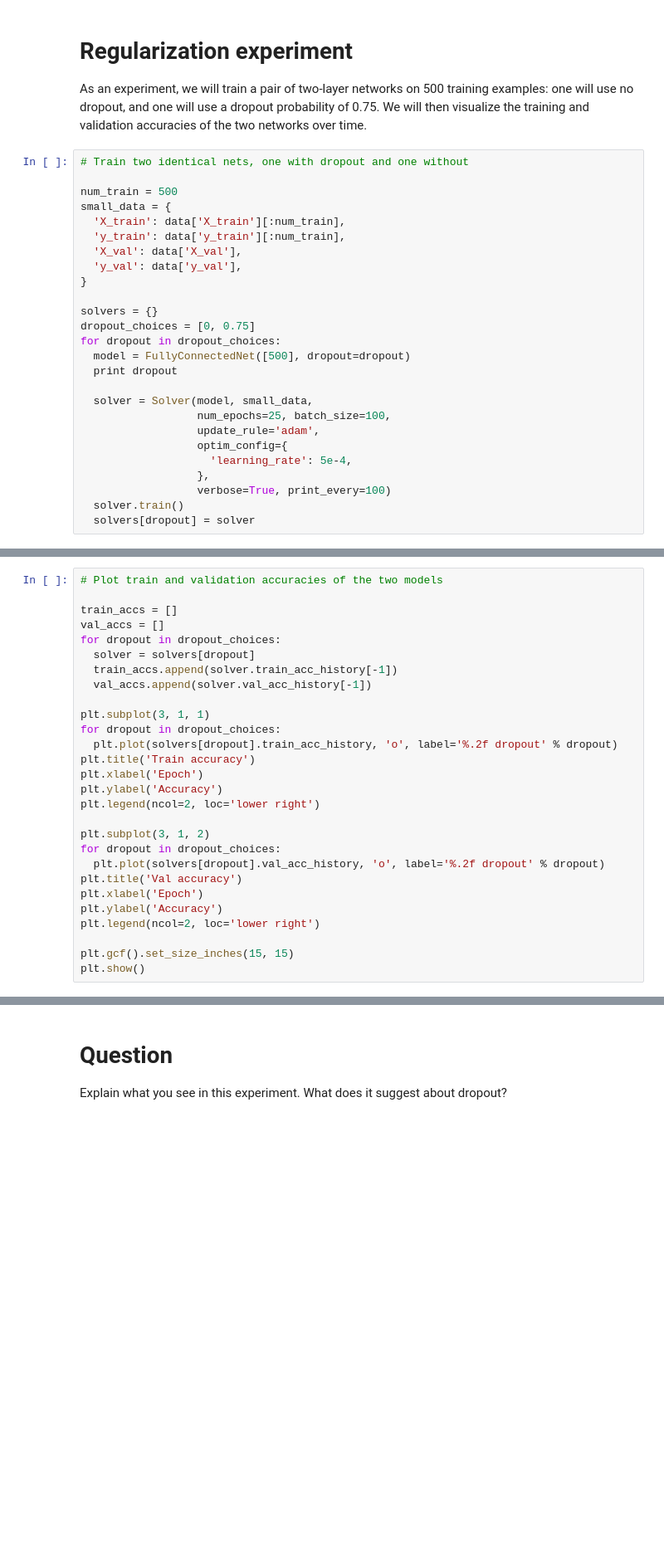
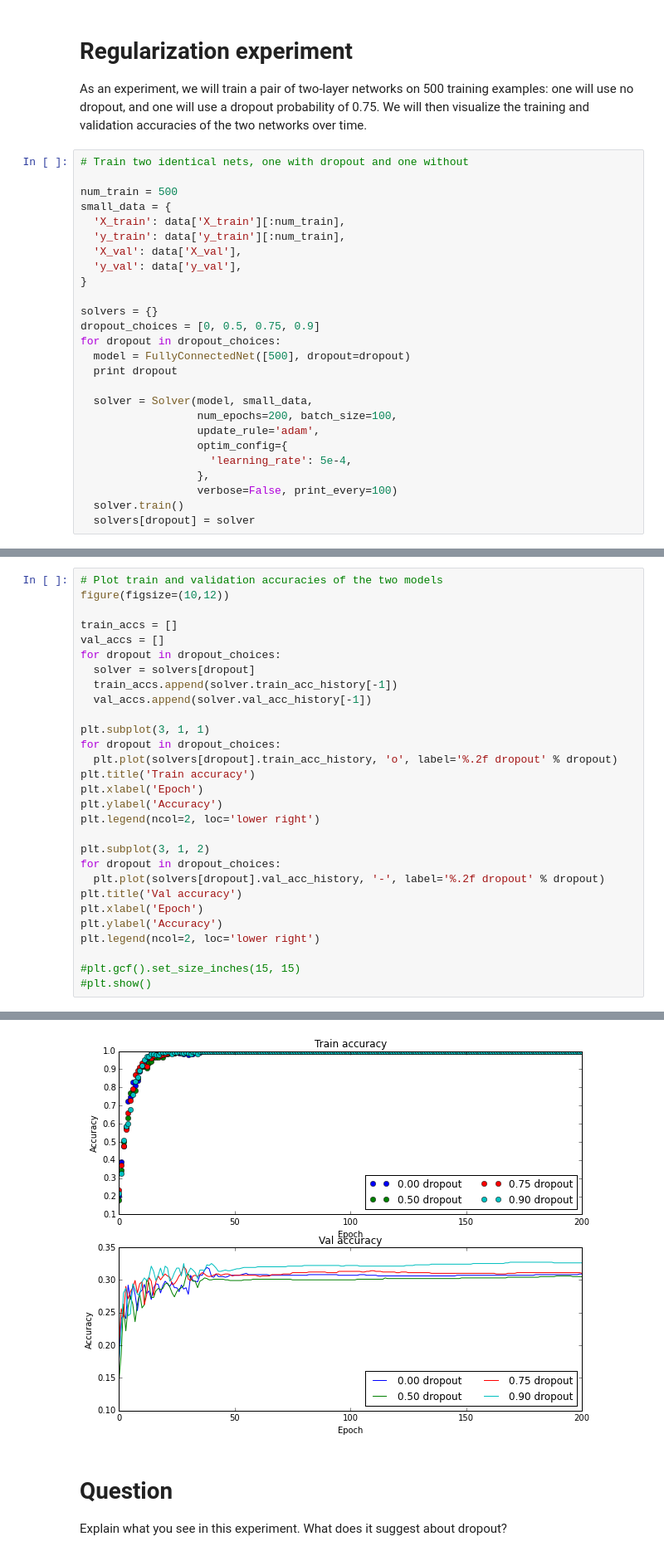
Before and after one commit to NLeSC/deep-learning-assignments-solutions, a Jupyter notebook: assignment2/vincent/Dropout.ipynb, the cells around one changed output, grey strips where cells are left out. Shown at 83% size. Saved outputs shown, nothing was run; the diff lists cells and outputs as text; blank space fills up the shorter version.

Commit message:
Dropout -- vincent & carlos

```diff
--- a/assignment2/vincent/Dropout.ipynb
+++ b/assignment2/vincent/Dropout.ipynb
@@ -148,18 +160,18 @@ small_data = {
 }
 
 solvers = {}
-dropout_choices = [0, 0.75]
+dropout_choices = [0, 0.5, 0.75, 0.9]
 for dropout in dropout_choices:
   model = FullyConnectedNet([500], dropout=dropout)
   print dropout
 
   solver = Solver(model, small_data,
-                  num_epochs=25, batch_size=100,
+                  num_epochs=200, batch_size=100,
                   update_rule='adam',
                   optim_config={
                     'learning_rate': 5e-4,
                   },
-                  verbose=True, print_every=100)
+                  verbose=False, print_every=100)
   solver.train()
   solvers[dropout] = solver
 # %% [output]
@@ -169,5 +182,6 @@ for dropout in dropout_choices:
 # %%
 # Plot train and validation accuracies of the two models
+figure(figsize=(10,12))
 
 train_accs = []
 val_accs = []
@@ -186,11 +200,12 @@ plt.legend(ncol=2, loc='lower right')
 
 plt.subplot(3, 1, 2)
 for dropout in dropout_choices:
-  plt.plot(solvers[dropout].val_acc_history, 'o', label='%.2f dropout' % dropout)
+  plt.plot(solvers[dropout].val_acc_history, '-', label='%.2f dropout' % dropout)
 plt.title('Val accuracy')
 plt.xlabel('Epoch')
 plt.ylabel('Accuracy')
 plt.legend(ncol=2, loc='lower right')
 
-plt.gcf().set_size_inches(15, 15)
-plt.show()
+#plt.gcf().set_size_inches(15, 15)
+#plt.show()
+# %% [output]
@@ -197,3 +213,4 @@ plt.show()
+[figure, added]
 # %% [markdown]
 # Question
 Explain what you see in this experiment. What does it suggest about dropout?
```
Also changed, not shown: parts of 7 cells of this notebook, 20 other files.
